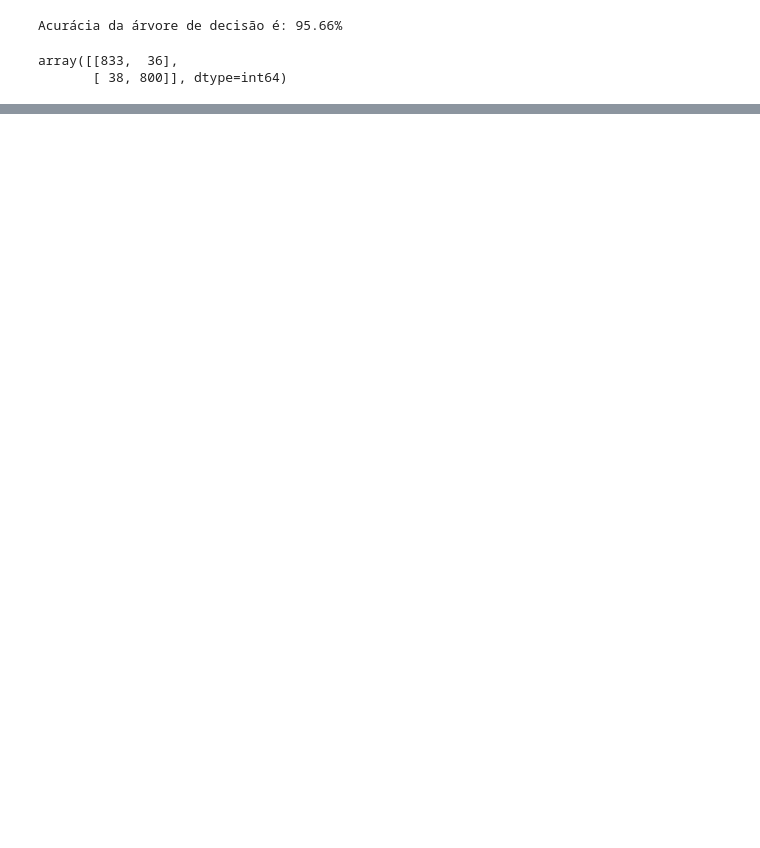
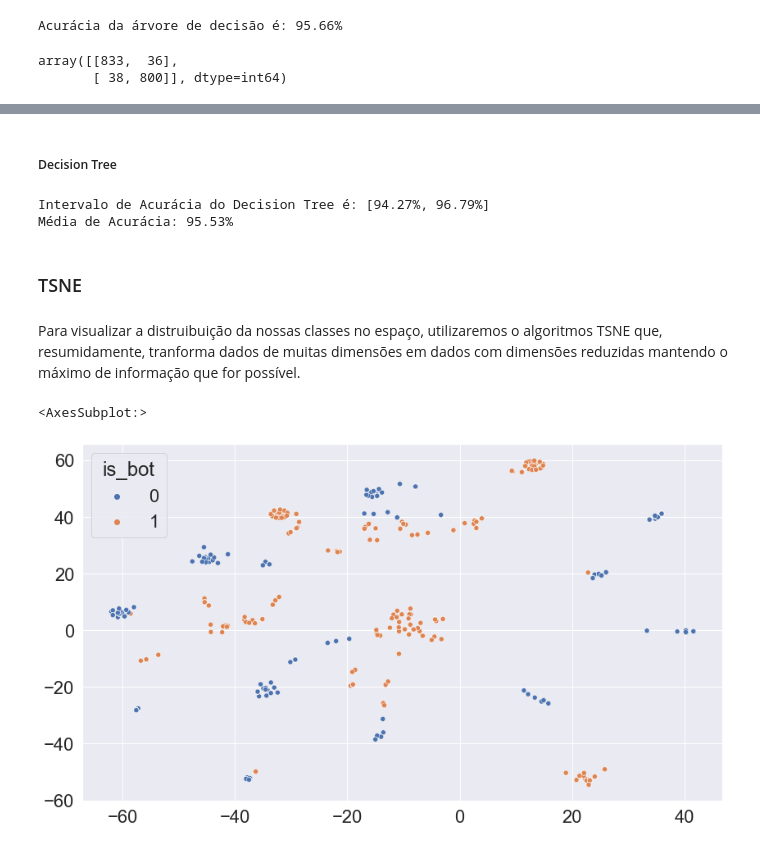
Before and after one commit to Jiamaca/Bot-Recognition-Twitter, a Jupyter notebook: Notebook 1 - Fake Followers x Genuine Accounts.ipynb, the cells around one changed output, grey strips where cells are left out. Cells and saved outputs as stored; diff of their text form; code cells hidden in the pictures; blank space fills up the shorter version.

```diff
--- a/Notebook 1 - Fake Followers x Genuine Accounts.ipynb
+++ b/Notebook 1 - Fake Followers x Genuine Accounts.ipynb
@@ -535,0 +588,12 @@ graph
+# %% [markdown]
+##### Decision Tree
+# %%
+results = cross_validate(modelDecisionTree, x, y, cv = cv, return_train_score=False)
+cross_validation_description(results,'Decision Tree')
+# %% [output]
+Intervalo de Acurácia do Decision Tree é: [94.27%, 96.79%]
+Média de Acurácia: 95.53%
+# %% [markdown]
+### TSNE
+# %% [markdown]
+Para visualizar a distruibuição da nossas classes no espaço, utilizaremos o algoritmos TSNE que, resumidamente, tranforma dados de muitas dimensões em dados com dimensões reduzidas mantendo o máximo de informação que for possível.
@@ -535,0 +602,8 @@ graph
+# %%
+tsne = TSNE(n_components = 2)
+tsne_dimensions = tsne.fit_transform(binary_matrix_train)
+plt.figure(figsize=(14,8))
+sns.scatterplot(x = tsne_dimensions[:,0] ,y = tsne_dimensions[:,1], hue = binary_matrix_train['is_bot'])
+# %% [output]
+<AxesSubplot:>
+[figure, added]
```
Also changed, not shown: parts of 18 cells of this notebook.
